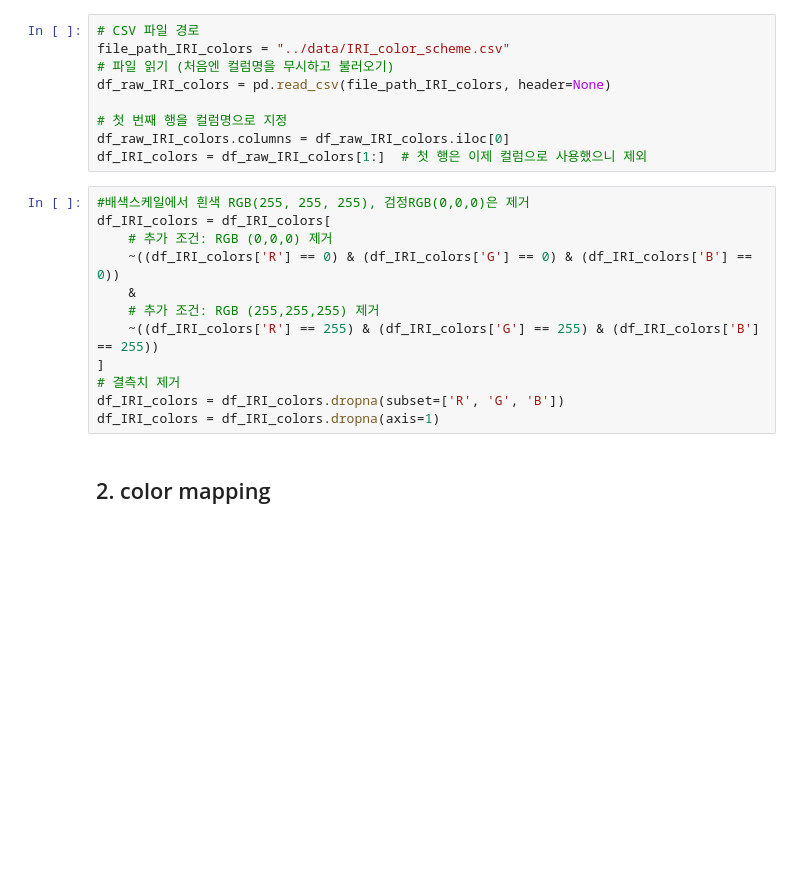
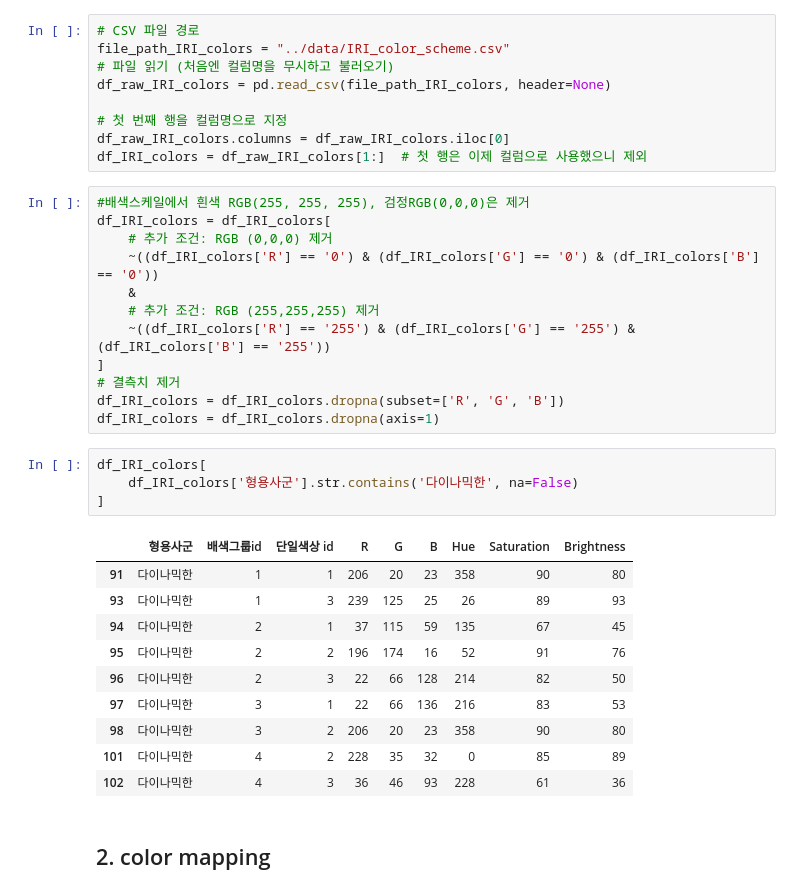
Before and after one commit to poet-developer/Co-Reading, a Jupyter notebook: code/Co-Reading.ipynb, the cells around one changed output. Cells and saved outputs as stored; diff of their text form; blank space fills up the shorter version.

```diff
--- a/code/Co-Reading.ipynb
+++ b/code/Co-Reading.ipynb
@@ -198,14 +198,29 @@ df_IRI_colors = df_raw_IRI_colors[1:]  # 첫 행은 이제 컬럼으로 사용
 #배색스케일에서 흰색 RGB(255, 255, 255), 검정RGB(0,0,0)은 제거
 df_IRI_colors = df_IRI_colors[
     # 추가 조건: RGB (0,0,0) 제거
-    ~((df_IRI_colors['R'] == 0) & (df_IRI_colors['G'] == 0) & (df_IRI_colors['B'] == 0))
+    ~((df_IRI_colors['R'] == '0') & (df_IRI_colors['G'] == '0') & (df_IRI_colors['B'] == '0'))
     &
     # 추가 조건: RGB (255,255,255) 제거
-    ~((df_IRI_colors['R'] == 255) & (df_IRI_colors['G'] == 255) & (df_IRI_colors['B'] == 255))
+    ~((df_IRI_colors['R'] == '255') & (df_IRI_colors['G'] == '255') & (df_IRI_colors['B'] == '255'))
 ]
 # 결측치 제거
 df_IRI_colors = df_IRI_colors.dropna(subset=['R', 'G', 'B'])
 df_IRI_colors = df_IRI_colors.dropna(axis=1)
+# %%
+df_IRI_colors[
+    df_IRI_colors['형용사군'].str.contains('다이나믹한', na=False)
+]
+# %% [output]
+|  | 형용사군 | 배색그룹id | 단일색상 id | R | G | B | Hue | Saturation | Brightness |
+| 91 | 다이나믹한 | 1 | 1 | 206 | 20 | 23 | 358 | 90 | 80 |
+| 93 | 다이나믹한 | 1 | 3 | 239 | 125 | 25 | 26 | 89 | 93 |
+| 94 | 다이나믹한 | 2 | 1 | 37 | 115 | 59 | 135 | 67 | 45 |
+| 95 | 다이나믹한 | 2 | 2 | 196 | 174 | 16 | 52 | 91 | 76 |
+| 96 | 다이나믹한 | 2 | 3 | 22 | 66 | 128 | 214 | 82 | 50 |
+| 97 | 다이나믹한 | 3 | 1 | 22 | 66 | 136 | 216 | 83 | 53 |
+| 98 | 다이나믹한 | 3 | 2 | 206 | 20 | 23 | 358 | 90 | 80 |
+| 101 | 다이나믹한 | 4 | 2 | 228 | 35 | 32 | 0 | 85 | 89 |
+| 102 | 다이나믹한 | 4 | 3 | 36 | 46 | 93 | 228 | 61 | 36 |
 # %% [markdown]
 ## 2. color mapping
 # %% [markdown]
```
Also changed, not shown: parts of 7 cells of this notebook.
